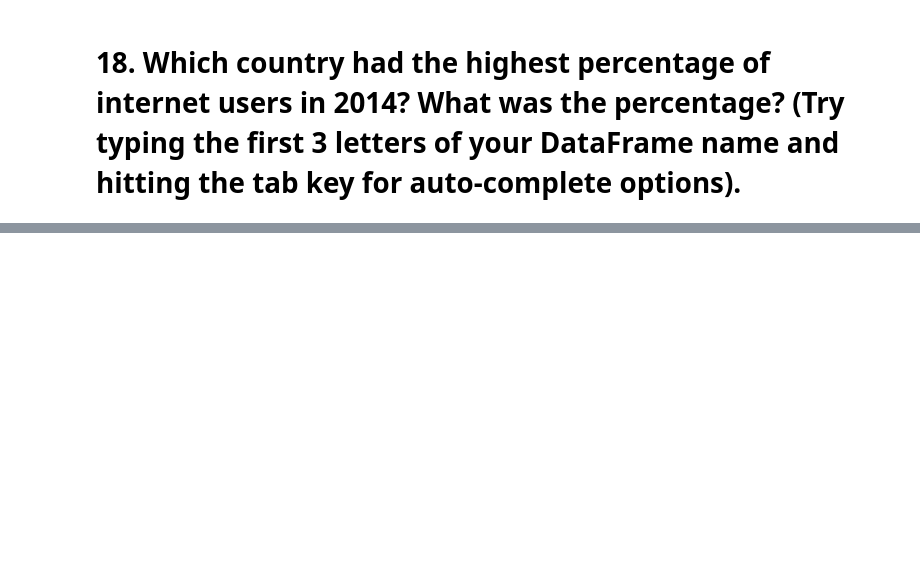
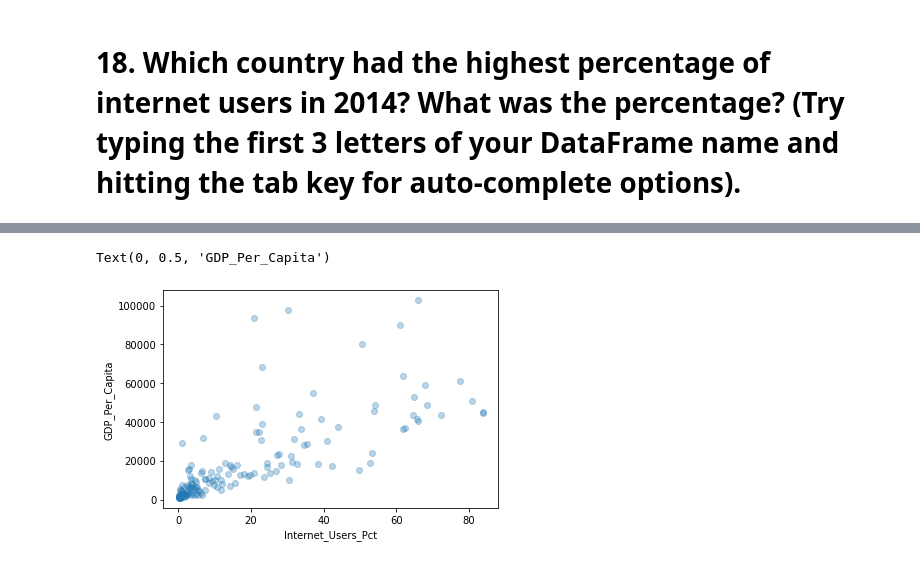
Before and after one commit to RyanButler47/gdp_-and_internet-RyanButler47, a Jupyter notebook: Notebooks/GDP_and_Internet_Exercises.ipynb, the cells around one changed output, grey strips where cells are left out. Drawn from its saved outputs; the diff is of its cells as text; code cells hidden in the pictures; blank space fills up the shorter version.

```diff
--- a/Notebooks/GDP_and_Internet_Exercises.ipynb
+++ b/Notebooks/GDP_and_Internet_Exercises.ipynb
@@ -153,2 +153,7 @@ gdp_and_internet_use.tail()
 # %% [markdown]
 # 16. Subset the combined DataFrame to keep only the data for 2004, 2009, and 2014. Check that this happened correctly.
+# %%
+select_years = gdp_and_internet_use[(gdp_and_internet_use.Year == 2004)
+                                       | (gdp_and_internet_use.Year == 2009)
+                                        | (gdp_and_internet_use.Year == 2014)]
+select_years.head(10)
@@ -155,2 +172,6 @@ gdp_and_internet_use.tail()
 # %% [markdown]
 # 17. Create three new DataFrames, one for 2004, one for 2009, and one for 2014. Give them meaningful names that aren't too long.
+# %%
+#Set select_year = to each individual year using .loc per year
+gdp_int_2004_df = select_years.loc[select_years['Year'] == 2004]
+gdp_int_2004_df.head()
@@ -158,0 +275,8 @@ gdp_and_internet_use.tail()
+# %%
+#a. 2004
+plt.scatter(gdp_int_2004_df.Internet_Users_Pct, gdp_int_2004_df.GDP_Per_Capita, alpha = 0.3)
+plt.xlabel('Internet_Users_Pct')
+plt.ylabel('GDP_Per_Capita')
+# %% [output]
+Text(0, 0.5, 'GDP_Per_Capita')
+[figure, added]
```
Also changed, not shown: parts of 39 cells of this notebook.
